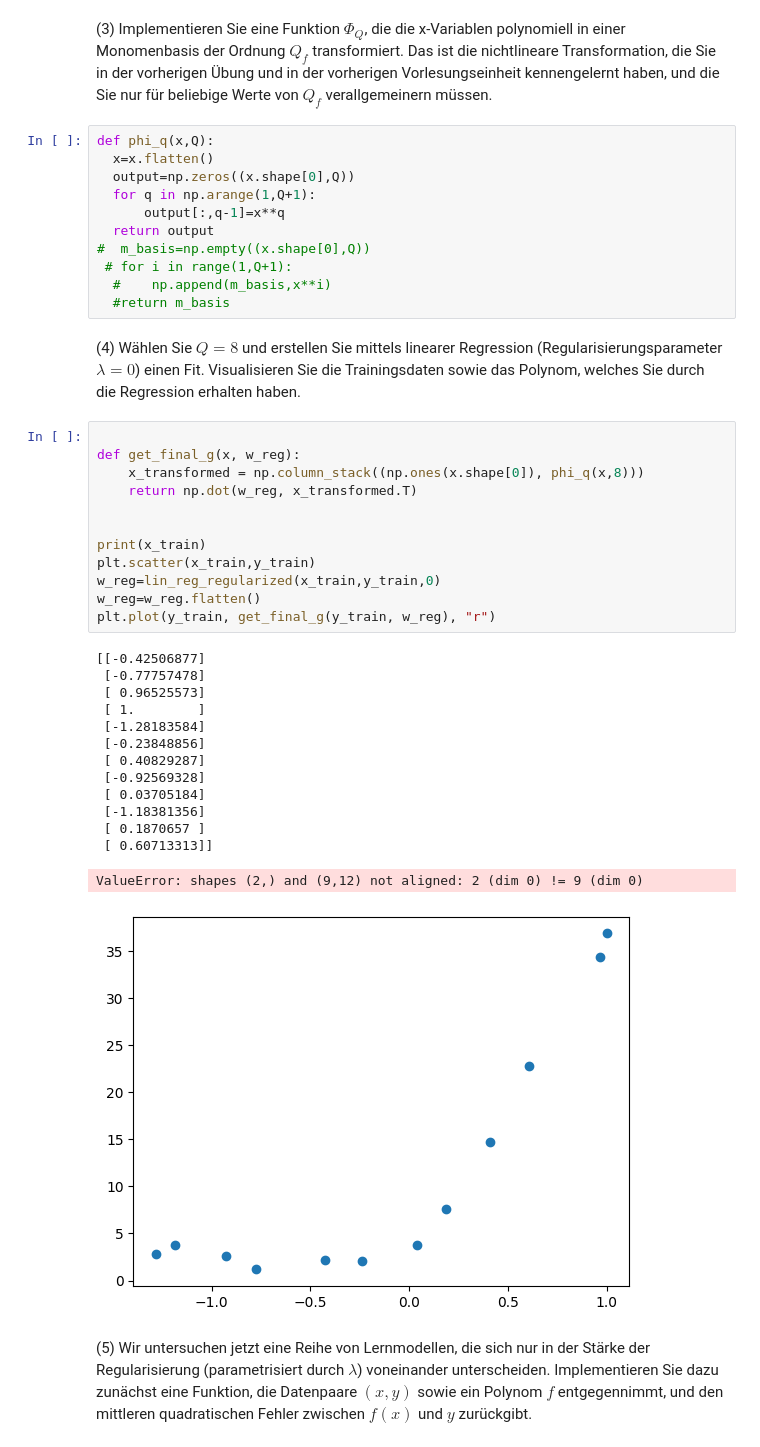
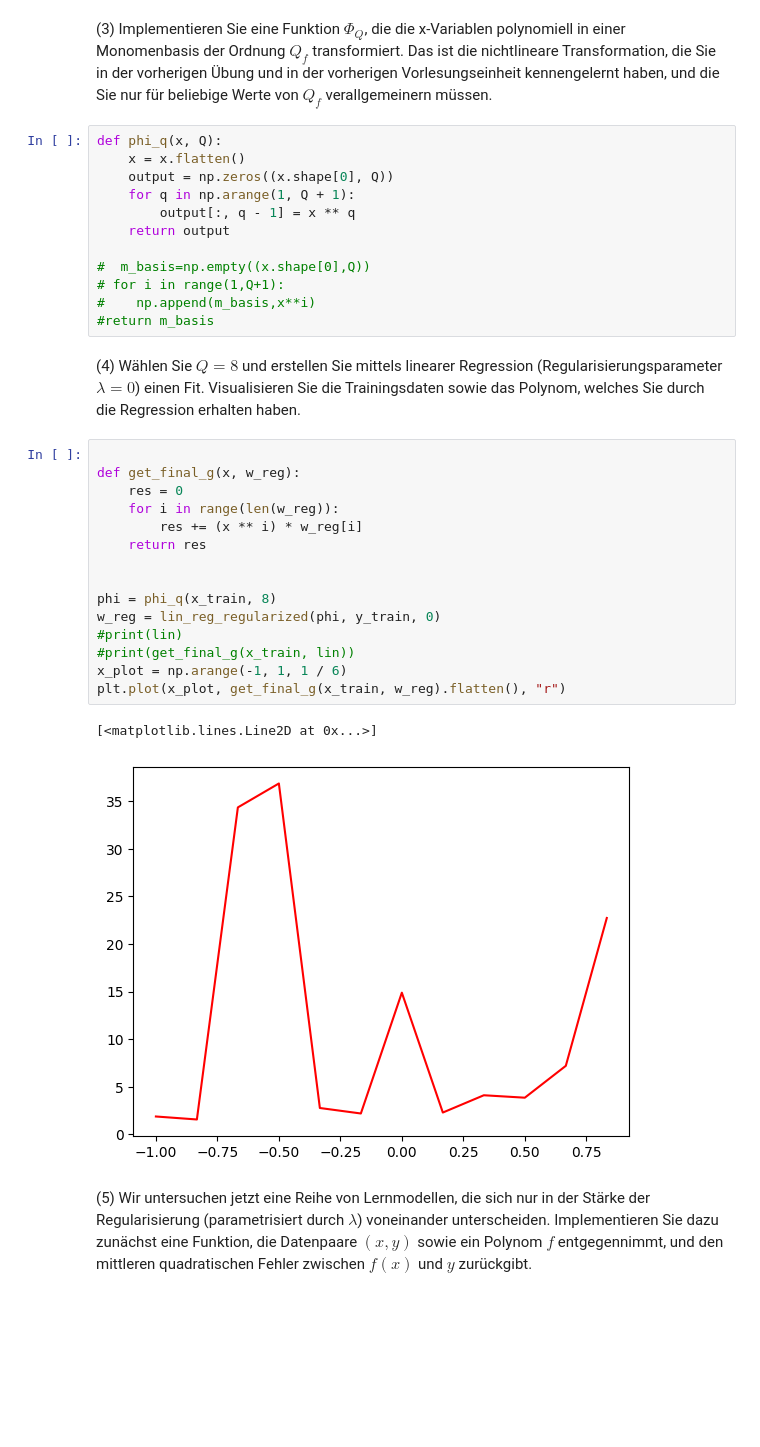
Before and after one commit to Emanuel162/MachineLearning, a Jupyter notebook: UebungenML/SJMN-5.ipynb, the cells around one changed output. Drawn from its saved outputs; the diff is of its cells as text; blank space fills up the shorter version.

```diff
--- a/UebungenML/SJMN-5.ipynb
+++ b/UebungenML/SJMN-5.ipynb
@@ -77,44 +79,36 @@ def lin_reg_regularized(X, y, lamb):
 # %% [markdown]
 (3) Implementieren Sie eine Funktion $\Phi_Q$, die die x-Variablen polynomiell in einer Monomenbasis der Ordnung $Q_f$ transformiert. Das ist die nichtlineare Transformation, die Sie in der vorherigen Übung und in der vorherigen Vorlesungseinheit kennengelernt haben, und die Sie nur für beliebige Werte von $Q_f$ verallgemeinern müssen.
 # %%
-def phi_q(x,Q):
-  x=x.flatten()
-  output=np.zeros((x.shape[0],Q))
-  for q in np.arange(1,Q+1):
-      output[:,q-1]=x**q
-  return output
+def phi_q(x, Q):
+    x = x.flatten()
+    output = np.zeros((x.shape[0], Q))
+    for q in np.arange(1, Q + 1):
+        output[:, q - 1] = x ** q
+    return output
+
 #  m_basis=np.empty((x.shape[0],Q))
- # for i in range(1,Q+1):
-  #    np.append(m_basis,x**i)
-  #return m_basis
+# for i in range(1,Q+1):
+#    np.append(m_basis,x**i)
+#return m_basis
 # %% [markdown]
 (4) Wählen Sie $Q=8$ und erstellen Sie mittels linearer Regression (Regularisierungsparameter $\lambda=0$) einen Fit. Visualisieren Sie die Trainingsdaten sowie das Polynom, welches Sie durch die Regression erhalten haben.
-# %%
-
-def get_final_g(x, w_reg):
-    x_transformed = np.column_stack((np.ones(x.shape[0]), phi_q(x,8)))
-    return np.dot(w_reg, x_transformed.T)
-
-
-print(x_train)
-plt.scatter(x_train,y_train)
-w_reg=lin_reg_regularized(x_train,y_train,0)
-w_reg=w_reg.flatten()
-plt.plot(y_train, get_final_g(y_train, w_reg), "r")
-# %% [output]
-[[-0.42506877]
- [-0.77757478]
- [ 0.96525573]
- [ 1.        ]
- [-1.28183584]
- [-0.23848856]
- [ 0.40829287]
- [-0.92569328]
- [ 0.03705184]
- [-1.18381356]
- [ 0.1870657 ]
- [ 0.60713313]]
-ValueError: shapes (2,) and (9,12) not aligned: 2 (dim 0) != 9 (dim 0)
-[figure, removed]
+# %%
+
+def get_final_g(x, w_reg):
+    res = 0
+    for i in range(len(w_reg)):
+        res += (x ** i) * w_reg[i]
+    return res
+
+
+phi = phi_q(x_train, 8)
+w_reg = lin_reg_regularized(phi, y_train, 0)
+#print(lin)
+#print(get_final_g(x_train, lin))
+x_plot = np.arange(-1, 1, 1 / 6)
+plt.plot(x_plot, get_final_g(x_train, w_reg).flatten(), "r")
+# %% [output]
+[<matplotlib.lines.Line2D at 0x...>]
+[figure, added]
 # %% [markdown]
 (5) Wir untersuchen jetzt eine Reihe von Lernmodellen, die sich nur in der Stärke der Regularisierung (parametrisiert durch $\lambda$) voneinander unterscheiden. Implementieren Sie dazu zunächst eine Funktion, die Datenpaare $(x, y)$ sowie ein Polynom $f$ entgegennimmt, und den mittleren quadratischen Fehler zwischen $f(x)$ und $y$ zurückgibt.
```
Also changed, not shown: parts of 3 cells of this notebook.
